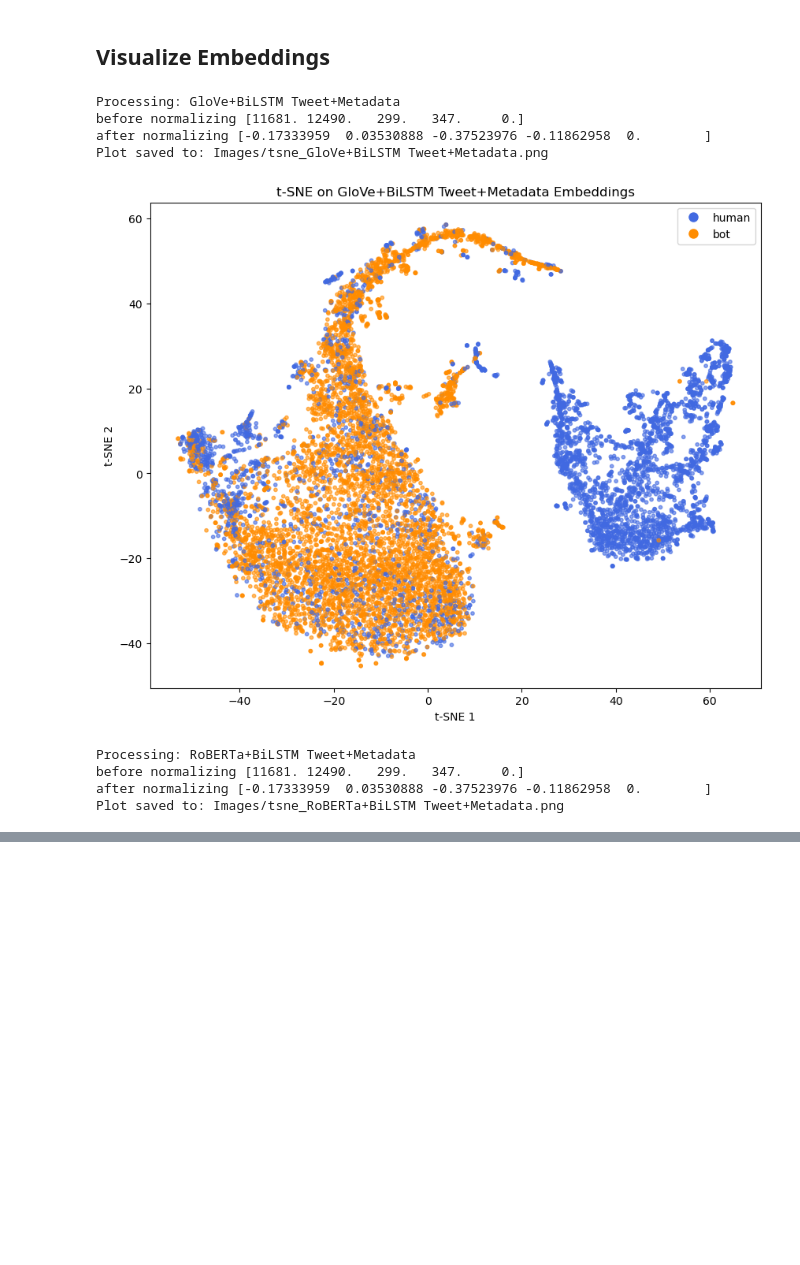
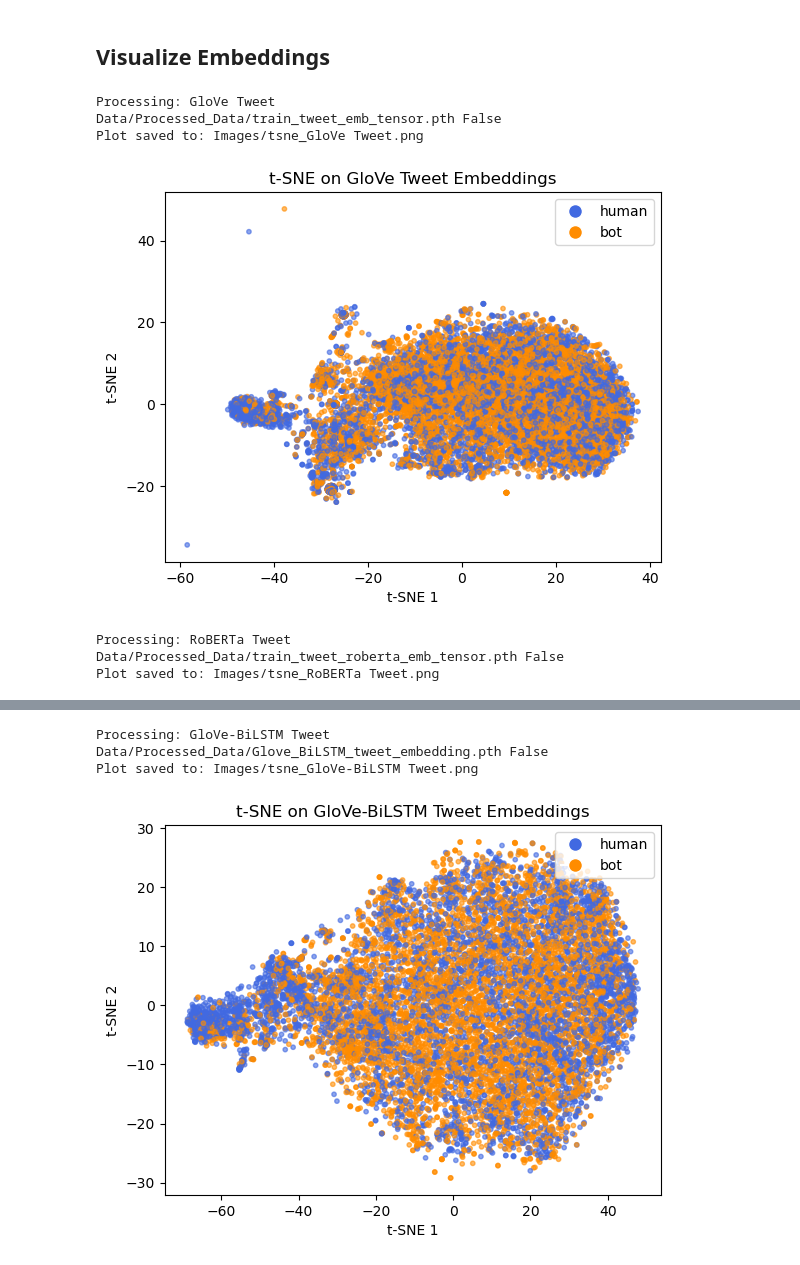
Before and after one commit to adjourn02/bot-detector, a Jupyter notebook: Data_Visualization.ipynb, the cells around one changed output, grey strips where cells are left out. Saved outputs shown, nothing was run; the diff lists cells and outputs as text; code cells hidden in the pictures; blank space fills up the shorter version.

Commit message:
replotted tsne, edited readme, updated Roberta_BiLSTM_DenseNet

```diff
--- a/Data_Visualization.ipynb
+++ b/Data_Visualization.ipynb
@@ -40,7 +40,7 @@ def plot_tsne(tsne_result, labels, title="t-SNE Visualization", save_path=None):
     colors = np.array(['royalblue', 'darkorange'])  # 0: human, 1: bot
     point_colors = colors[labels]
 
-    plt.figure(figsize=(10, 8))
+    # plt.figure(figsize=(10, 8))
     plt.scatter(tsne_result[:, 0], tsne_result[:, 1], c=point_colors, s=10, alpha=0.6)
 
     legend_elements = [
@@ -64,39 +64,40 @@ def plot_tsne(tsne_result, labels, title="t-SNE Visualization", save_path=None):
 train_labels = torch.load("Data/Processed_Data/train_label_tensor.pth")
 
 embedding_files = {
-    #"GloVe Tweet": "Data/Processed_Data/train_tweet_emb_tensor.pth",
-    #"RoBERTa Tweet": "Data/Processed_Data/train_tweet_roberta_emb_tensor.pth",
-    #"GloVe+BiLSTM Tweet": "Data/Processed_Data/Glove_BiLSTM_tweet_embedding.pth",
-    "GloVe+BiLSTM Tweet+Metadata": "Data/Processed_Data/Glove_BiLSTM_tweet_metadata_embedding.pth",
-    #"RoBERTa+BiLSTM Tweet": "Data/Processed_Data/Roberta_LSTM_tweet_embedding.pth",
-    "RoBERTa+BiLSTM Tweet+Metadata": "Data/Processed_Data/Roberta_LSTM_tweet_metadata_embedding.pth"
+    "GloVe Tweet": ["Data/Processed_Data/train_tweet_emb_tensor.pth", False],
+    "RoBERTa Tweet": ["Data/Processed_Data/train_tweet_roberta_emb_tensor.pth", False],
+    "GloVe-BiLSTM Tweet": ["Data/Processed_Data/Glove_BiLSTM_tweet_embedding.pth", False],
+    "GloVe-BiLSTM Tweet+Metadata": ["Data/Processed_Data/Glove_BiLSTM_tweet_metadata_embedding.pth", True],
+    "RoBERTa-BiLSTM Tweet": ["Data/Processed_Data/Roberta_LSTM_tweet_embedding.pth", False],
+    "RoBERTa-BiLSTM Tweet+Metadata": ["Data/Processed_Data/Roberta_LSTM_tweet_metadata_embedding.pth", True]
 }
 # %% [markdown]
 ## Visualize Embeddings
 # %%
-for name, path in embedding_files.items():
+for name, val in embedding_files.items():
+    path = val[0]
+    normalize = val[1]
     print(f"Processing: {name}")
     embeddings = torch.load(path)
+
 
     # Optional dimension reduction for RoBERTa embeddings if needed
     if name == "RoBERTa":
         embeddings = embeddings[:, :200]
 
     sampled_data, indices = sample_data(embeddings)
     sampled_labels = train_labels[indices]
 
     plot_save_path = f"Images/tsne_{name}.png"
 
-    tsne_result = apply_tsne(sampled_data)
+    tsne_result = apply_tsne(sampled_data, normalize=normalize)
 
     plot_tsne(tsne_result, sampled_labels, f"t-SNE on {name} Embeddings", save_path=plot_save_path)
 # %% [output]
-Processing: GloVe+BiLSTM Tweet+Metadata
-before normalizing [11681. 12490.   299.   347.     0.]
-after normalizing [-0.17333959  0.03530888 -0.37523976 -0.11862958  0.        ]
-Plot saved to: Images/tsne_GloVe+BiLSTM Tweet+Metadata.png
+Processing: GloVe Tweet
+Data/Processed_Data/train_tweet_emb_tensor.pth False
+Plot saved to: Images/tsne_GloVe Tweet.png
-[figure, old version]
+[figure, new version]
-Processing: RoBERTa+BiLSTM Tweet+Metadata
-before normalizing [11681. 12490.   299.   347.     0.]
-after normalizing [-0.17333959  0.03530888 -0.37523976 -0.11862958  0.        ]
-Plot saved to: Images/tsne_RoBERTa+BiLSTM Tweet+Metadata.png
+Processing: RoBERTa Tweet
+Data/Processed_Data/train_tweet_roberta_emb_tensor.pth False
+Plot saved to: Images/tsne_RoBERTa Tweet.png
@@ -103,0 +105,4 @@ Plot saved to: Images/tsne_RoBERTa+BiLSTM Tweet+Metadata.png
+Processing: GloVe-BiLSTM Tweet
+Data/Processed_Data/Glove_BiLSTM_tweet_embedding.pth False
+Plot saved to: Images/tsne_GloVe-BiLSTM Tweet.png
+[figure, added]
```
Also changed, not shown: parts of 1 cell of this notebook, 13 other files.
